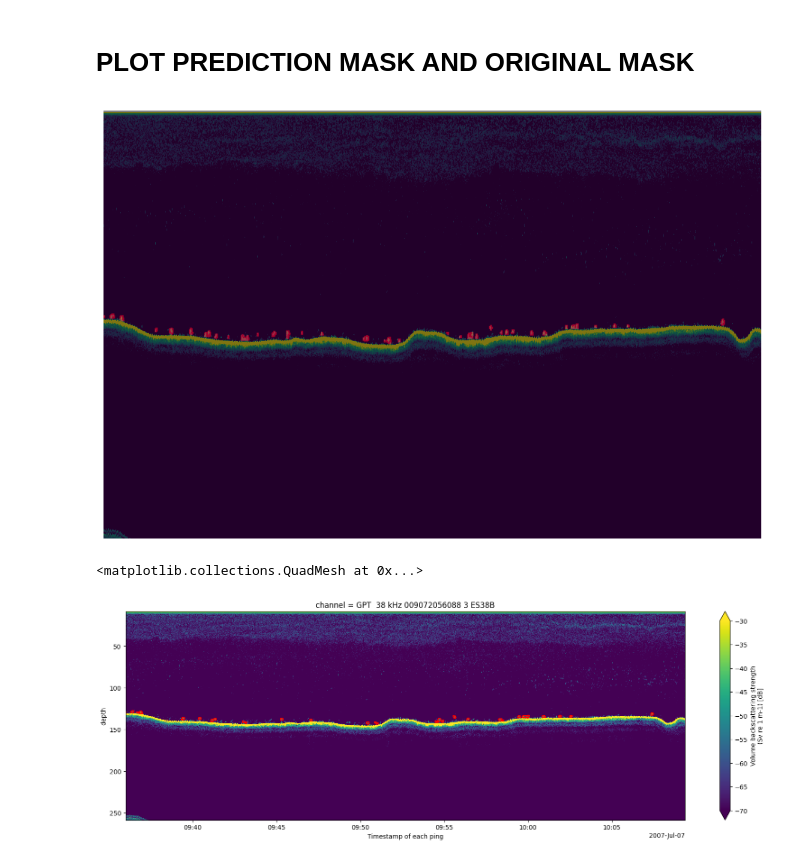
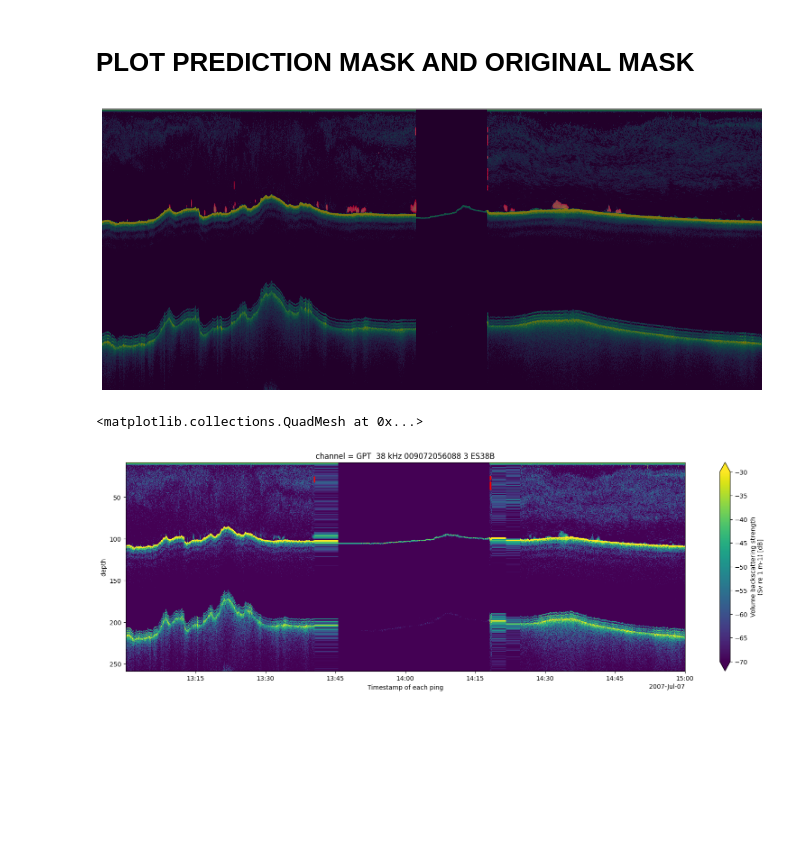
Before and after one commit to OceanStreamIO/echosounder-segmentation, a Jupyter notebook: EvaluatePredictOneSonarDs.ipynb, the cells around one changed output. Cells and saved outputs as stored; diff of their text form; code cells hidden in the pictures; blank space fills up the shorter version.

```diff
--- a/EvaluatePredictOneSonarDs.ipynb
+++ b/EvaluatePredictOneSonarDs.ipynb
@@ -140,6 +140,9 @@ def load_combine_process_zarrs(zarr_paths, ignore_vars = ignore_vars):
     combined_dataset = combined_dataset.sortby('ping_time')
     # select first 3 channels
     combined_dataset = combined_dataset.isel(channel=slice(0, 3))
+    # remove empty pings
+    combined_dataset = combined_dataset.dropna(dim='ping_time', how='all', subset=['Sv'])
+    # correct depth
     combined_dataset = correct_echo_range(combined_dataset)
     #combined_dataset = apply_remove_background_noise(combined_dataset)
     combined_dataset = combined_dataset.rename({'range_sample': 'depth'})
@@ -653,48 +716,61 @@ save_as_evr(combined_mask, ping_times, depths, output_file)
 # %% [markdown]
 # PLOT PREDICTION MASK AND ORIGINAL MASK
+# %%
+zarr_dir = '/media/ubuntu/E/processed/070707'
+zarr_paths = [os.path.join(zarr_dir, z, z + '_Sv.zarr') for z in os.listdir(zarr_dir)]
+combined_dataset = load_combine_process_zarrs(zarr_paths, ignore_vars = [])
+combined_mask = np.load('/media/ubuntu/E/Test_ML/combined_predictions/0707.npy')
 # %%
 import matplotlib.pyplot as plt
 from scipy.ndimage import binary_dilation
 
 # Define the range for slicing
-start_index = 34000
-end_index = 36000
-
-# Create a figure
-fig, ax = plt.subplots(figsize=(20, 6))
+#start_index = 4700
+#end_index = 4800
+start_value = datetime.strptime("2007-07-07 13:00:00.000", "%Y-%m-%d %H:%M:%S.%f")
+end_value = datetime.strptime("2007-07-07 15:00:00.000", "%Y-%m-%d %H:%M:%S.%f")
+start_value = np.datetime64(start_value)
+end_value = np.datetime64(end_value)
+start_index = np.searchsorted(combined_dataset['ping_time'].values, start_value)
+end_index = np.searchsorted(combined_dataset['ping_time'].values, end_value)
 
 # Extract the section from Sv data and convert to numpy array
 img = combined_dataset.Sv.isel(channel=1, ping_time=slice(start_index, end_index)).T.values
 
 # Apply binary dilation to make the mask more visible
 dilated_mask = binary_dilation(combined_mask[:, start_index:end_index], structure=np.ones((5, 5)))
 
 # Create a red mask for overlay
 red_mask = np.zeros((*dilated_mask.shape, 3))  # Shape (height, width, 3) for RGB
 red_mask[..., 0] = dilated_mask  # Red channel
 red_mask[..., 1] = 0             # Green channel
 red_mask[..., 2] = 0             # Blue channel
 
+# Create a figure
+fig, ax = plt.subplots(figsize=(11, 4.7))
+
 # Overlay the red mask on the image
-ax.imshow(img, aspect='equal', cmap='viridis', vmin=-70, vmax=-30)
-ax.imshow(red_mask, alpha=0.5, aspect='equal')  # Overlay with transparency
+ax.imshow(img, aspect='auto', cmap='viridis', vmin=-70, vmax=-30)
+ax.imshow(red_mask, alpha=0.5, aspect='auto')  # Overlay with transparency
 ax.axis('off')
 
-plt.tight_layout()
+plt.subplots_adjust(left=0, right=1, top=1, bottom=0)  # Adjust subplots to avoid tight_layout
 plt.show()
 # %% [output]
-[figure, old version]
+[figure, new version]
 # %%
-evr_file = '/media/ubuntu/E/EVR_region_files/07July.EVR'
+#evr_file = '/media/ubuntu/E/EVR_region_files/07July.EVR'
+evr_file = '/media/ubuntu/E/Test_ML/combined_predictions/0707.evr'
+region_classes = 'Fish'
 regions2d = er.read_evr(evr_file)
-herring_regions_def = regions2d.select_region(region_class=region_classes)
+regions_def = regions2d.select_region(region_class=region_classes)
 
 # Plotting the echogram data and the school region
 plt.figure(figsize=(20, 6))
-for _, point in herring_regions_def.iterrows():
+for _, point in regions_def.iterrows():
     plt.plot(point["time"], point["depth"], fillstyle='full', markersize=50, color="red")
 
-combined_dataset.Sv.isel(channel=1, ping_time=slice(start_index, 36000)).T.plot(y="depth", yincrease=False, vmin=-70, vmax=-30, cmap="viridis")
+combined_dataset.Sv.isel(channel=1, ping_time=slice(start_index, end_index)).T.plot(y="depth", yincrease=False, vmin=-70, vmax=-30, cmap="viridis")
 # %% [output]
 <matplotlib.collections.QuadMesh at 0x...>
-[figure, old version]
+[figure, new version]
```
Also changed, not shown: parts of 13 cells of this notebook.
